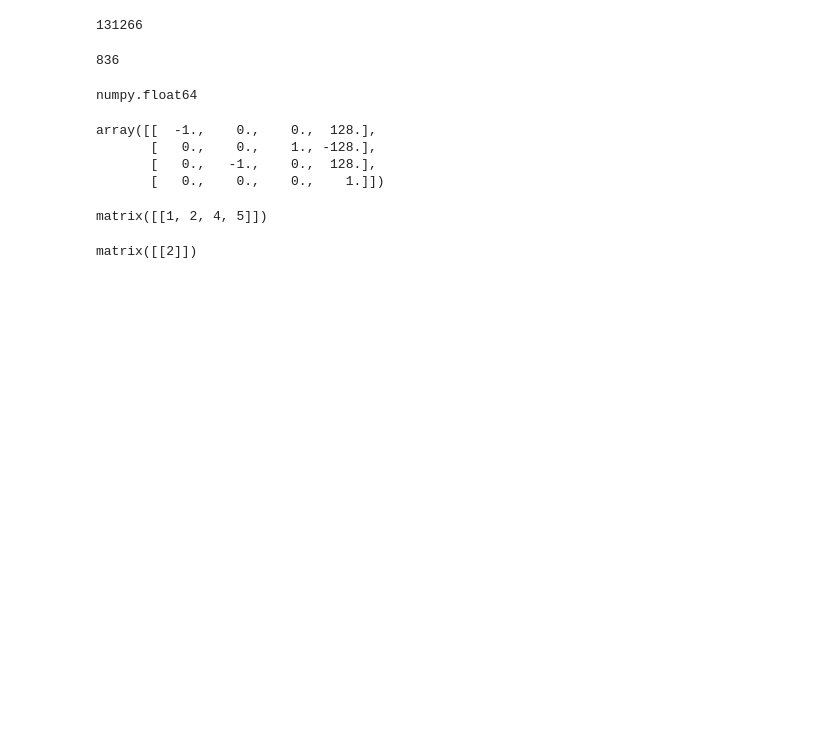
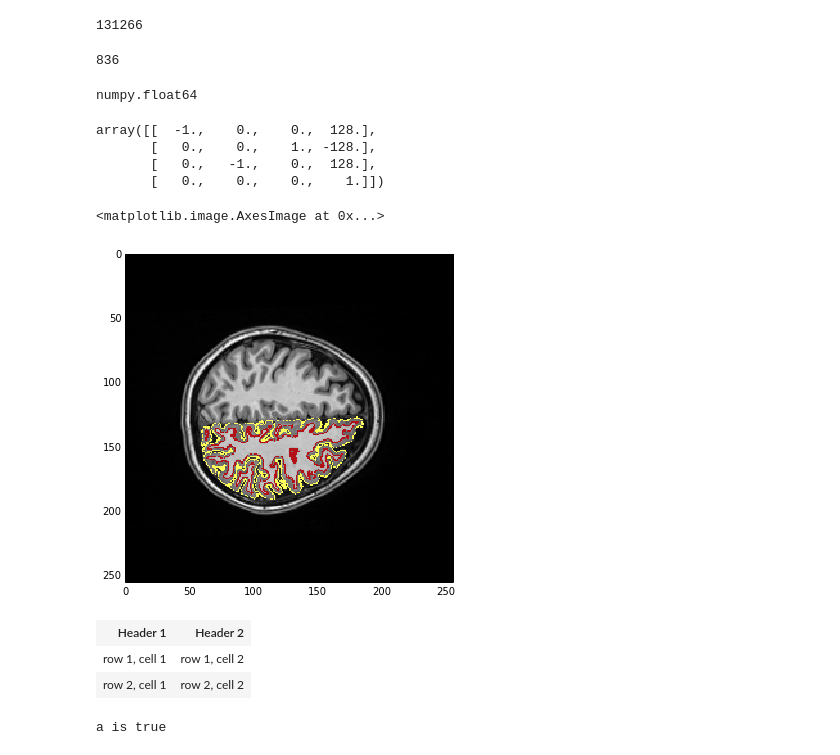
Before and after one commit to armaneshaghi/DCMPy, a Jupyter notebook: notebook/Notebook-1d.ipynb, the cells around one changed output. Saved outputs shown, nothing was run; the diff lists cells and outputs as text; code cells hidden in the pictures; blank space fills up the shorter version.

Commit message:
adding coronal, sagittal and axial support

```diff
--- a/notebook/Notebook-1d.ipynb
+++ b/notebook/Notebook-1d.ipynb
@@ -558,3 +559,8 @@ coords, faces = nb.freesurfer.read_geometry('/data/subjects_FS/baseline_V_V1/sur
 # %%
 plot = mri.FS(volume_file = '/data/subjects_FS/baseline_V_V1/mri/orig.mgz',
                  surface_file = '/data/subjects_FS/baseline_V_V1/surf/lh.pial')
+surf_data = plot.surfaceMask()
+
+plot = mri.FS(volume_file = '/data/subjects_FS/baseline_V_V1/mri/orig.mgz',
+                 surface_file = '/data/subjects_FS/baseline_V_V1/surf/lh.white')
+wm_surf_data = plot.surfaceMask()
@@ -592,7 +596,3 @@ invt1 = np.linalg.inv(np.matrix(vox2ras))
 b = np.matrix([12.1, 1.2, -1.2, 1])
 # %%
  a = np.matrix('1; 2; 4; 5')
-# %%
-np.transpose(a)
-# %% [output]
-matrix([[1, 2, 4, 5]])
@@ -601,4 +598,0 @@ f = a[1]
-# %%
-f
-# %% [output]
-matrix([[2]])
@@ -604,0 +601,46 @@ matrix([[2]])
+# %%
+orig = nb.load('/data/subjects_FS/baseline_V_V1/mri/orig.mgz').get_data()
+# %%
+##coronal prototype
+slice_number = 100
+fig = plt.figure(figsize = (20, 20))
+f =  fig.add_subplot(3, 3, 1)
+plt.imshow(np.rot90(orig[:, slice_number, :], k=0),
+                    cmap = plt.cm.gray ,  aspect = 'auto',
+                    interpolation = 'nearest')
+overlay = np.ma.masked_array(surf_data, surf_data == 0)
+plt.imshow(np.rot90(overlay[:, slice_number, :], k=0),
+                    cmap = plt.cm.hot ,
+                    vmin = 0, vmax = 1.2,
+                    aspect = 'auto',
+                    interpolation = 'nearest')
+overlay = np.ma.masked_array(wm_surf_data, wm_surf_data == 0)
+plt.imshow(np.rot90(overlay[:, slice_number,: ], k=0),
+                    cmap = plt.cm.Reds ,
+                    vmin = 0, vmax = 1.2,
+                    aspect = 'auto',
+                    interpolation = 'nearest')
+# %% [output]
+<matplotlib.image.AxesImage at 0x...>
+[figure, added]
+# %%
+s = """<table>
+<tr>
+<th>Header 1</th>
+<th>Header 2</th>
+</tr>
+<tr>
+<td>row 1, cell 1</td>
+<td>row 1, cell 2</td>
+</tr>
+<tr>
+<td>row 2, cell 1</td>
+<td>row 2, cell 2</td>
+</tr>
+</table>"""
+h = HTML(s)
+h
+# %% [output]
+| Header 1 | Header 2 |
+| row 1, cell 1 | row 1, cell 2 |
+| row 2, cell 1 | row 2, cell 2 |
@@ -604,0 +651,6 @@ matrix([[2]])
+# %%
+a = False
+if not a:
+    print 'a is true'
+# %% [output]
+a is true
```
Also changed, not shown: parts of 5 cells of this notebook, 1 other file.
